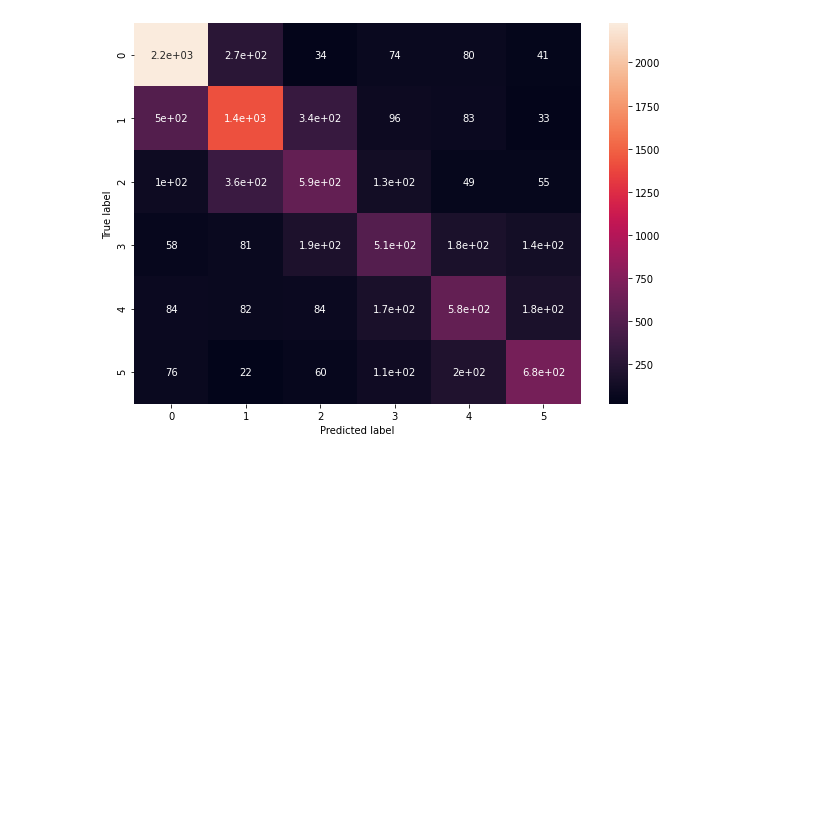
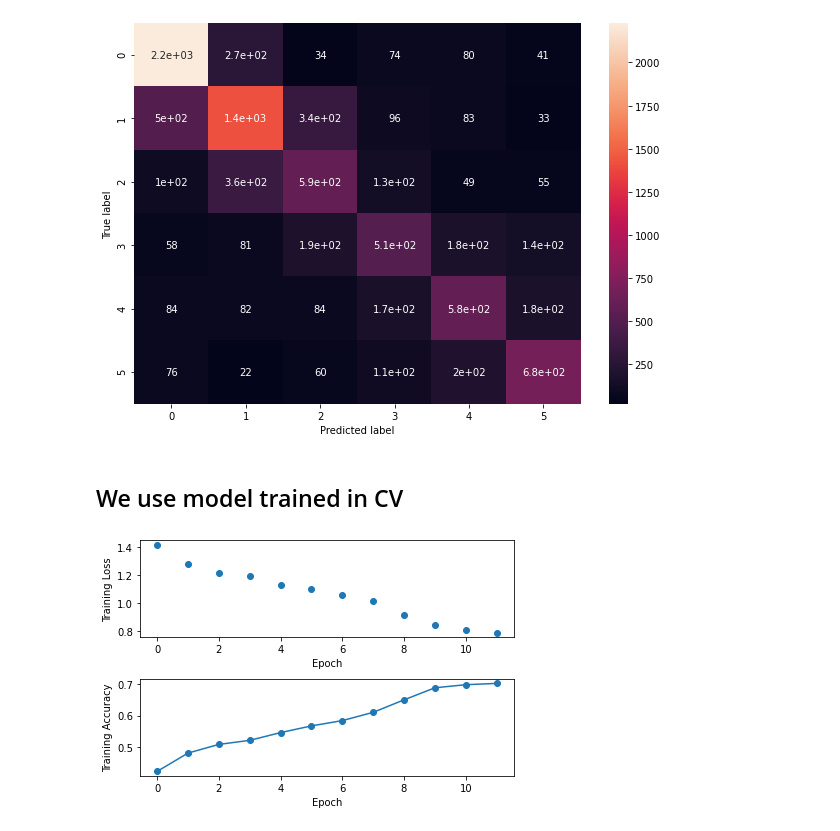
Before and after one commit to yh36/CS231nProstateCancer, a Jupyter notebook: PCa16TileSquareAug.ipynb, the cells around one changed output. Saved outputs shown, nothing was run; the diff lists cells and outputs as text; code cells hidden in the pictures; blank space fills up the shorter version.

```diff
--- a/PCa16TileSquareAug.ipynb
+++ b/PCa16TileSquareAug.ipynb
@@ -444,3 +456,28 @@ plt.ylabel('True label')
 Kappa: 0.7414910361034592
 Text(69.0, 0.5, 'True label')
 [figure]
+# %% [markdown]
+## We use model trained in CV
+# %%
+# read python dict back from the file
+#with open('resnet_06_06_2020_19_27.pkl', 'rb') as pfile:
+#    log_dict_fold = pickle.load(pfile)
+"""
+Graphs
+1. loss vs. iterations
+2. Train/Validation accuracy along epoch
+"""
+plt.subplot(2,1,1)
+plt.plot(log_dict_fold['loss_history_0'], 'o')
+plt.xlabel('Epoch')
+plt.ylabel('Training Loss')
+
+plt.subplot(2,1,2)
+plt.plot(log_dict_fold['train_acc_history_0'], '-o')
+plt.xlabel('Epoch')
+plt.ylabel('Training Accuracy')
+
+plt.tight_layout()
+plt.show()
+# %% [output]
+[figure, added]
```
Also changed, not shown: parts of 11 cells of this notebook.
